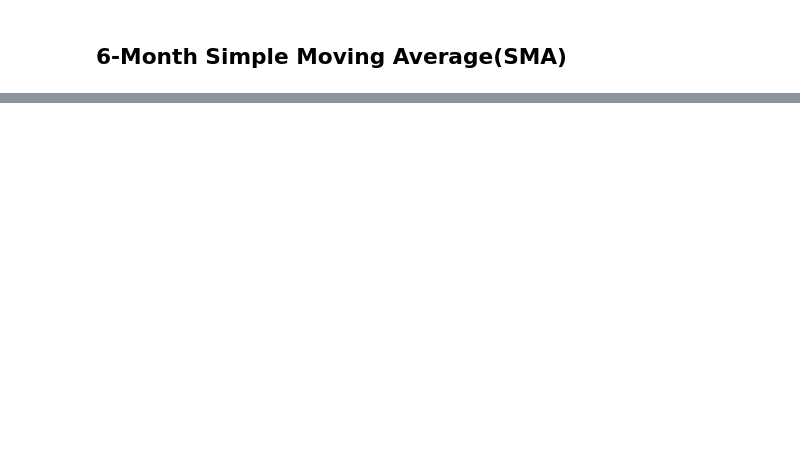
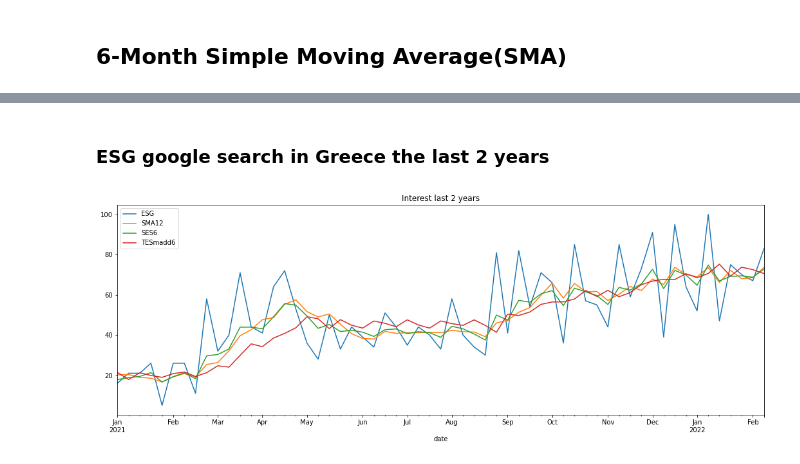
Before and after one commit to GiorgosAnastasakos/GreekESGenergyCompaniesPowerBI_PythonTimesSeriesAnalysis, a Jupyter notebook: GreekGoogleTrendsEsg_TimesSeriesAnalysisPython.ipynb, the cells around one changed output, grey strips where cells are left out. Drawn from its saved outputs; the diff is of its cells as text; code cells hidden in the pictures; blank space fills up the shorter version.

```diff
--- a/GreekGoogleTrendsEsg_TimesSeriesAnalysisPython.ipynb
+++ b/GreekGoogleTrendsEsg_TimesSeriesAnalysisPython.ipynb
@@ -52,0 +70,6 @@ df[['ESG','SMA12']].plot(figsize=(18,6), title = title).set(ylabel = ylabel);
+# %% [markdown]
+### ESG google search in Greece the last 2 years
+# %%
+df[['ESG', 'isPartial', 'SMA12', 'SES6', 'TESmadd6']]['2021-01-01':].plot(title='Interest last 2 years');
+# %% [output]
+[figure, added]
```
Also changed, not shown: parts of 8 cells of this notebook.
